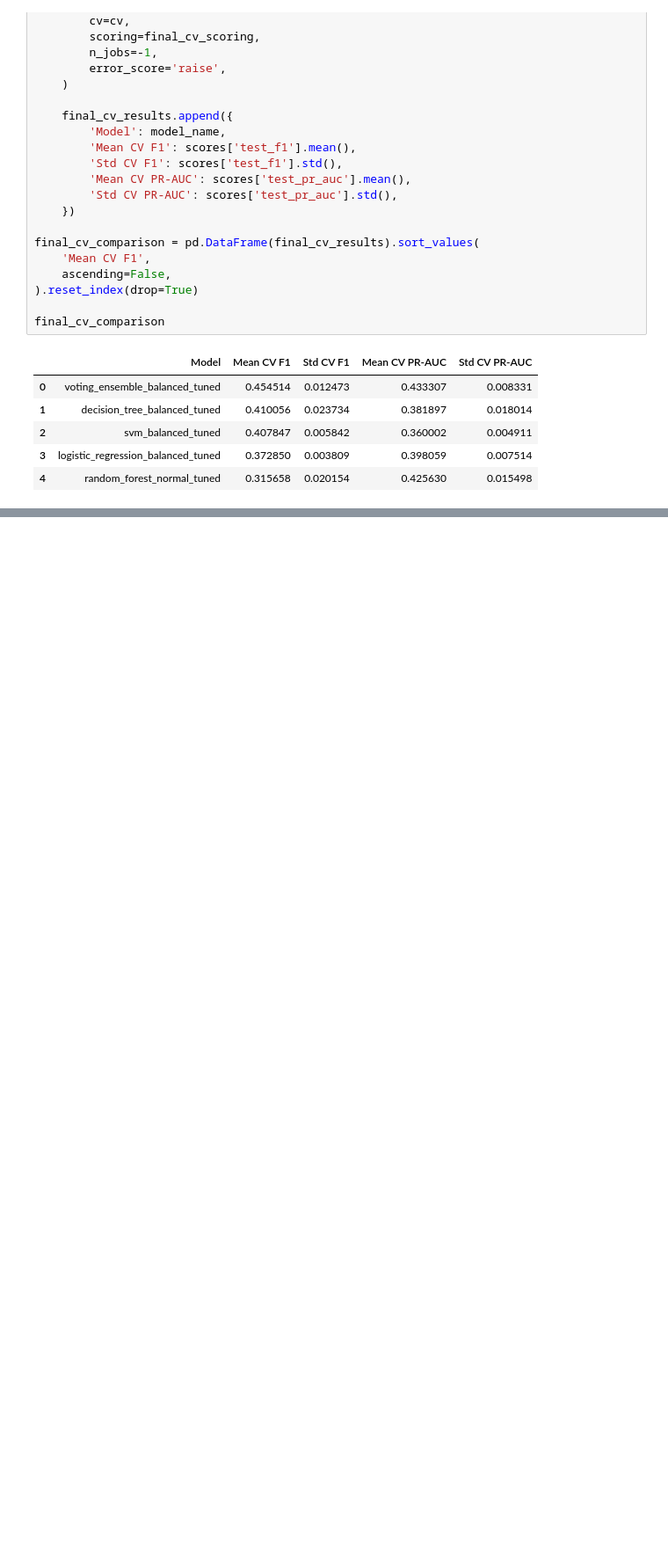
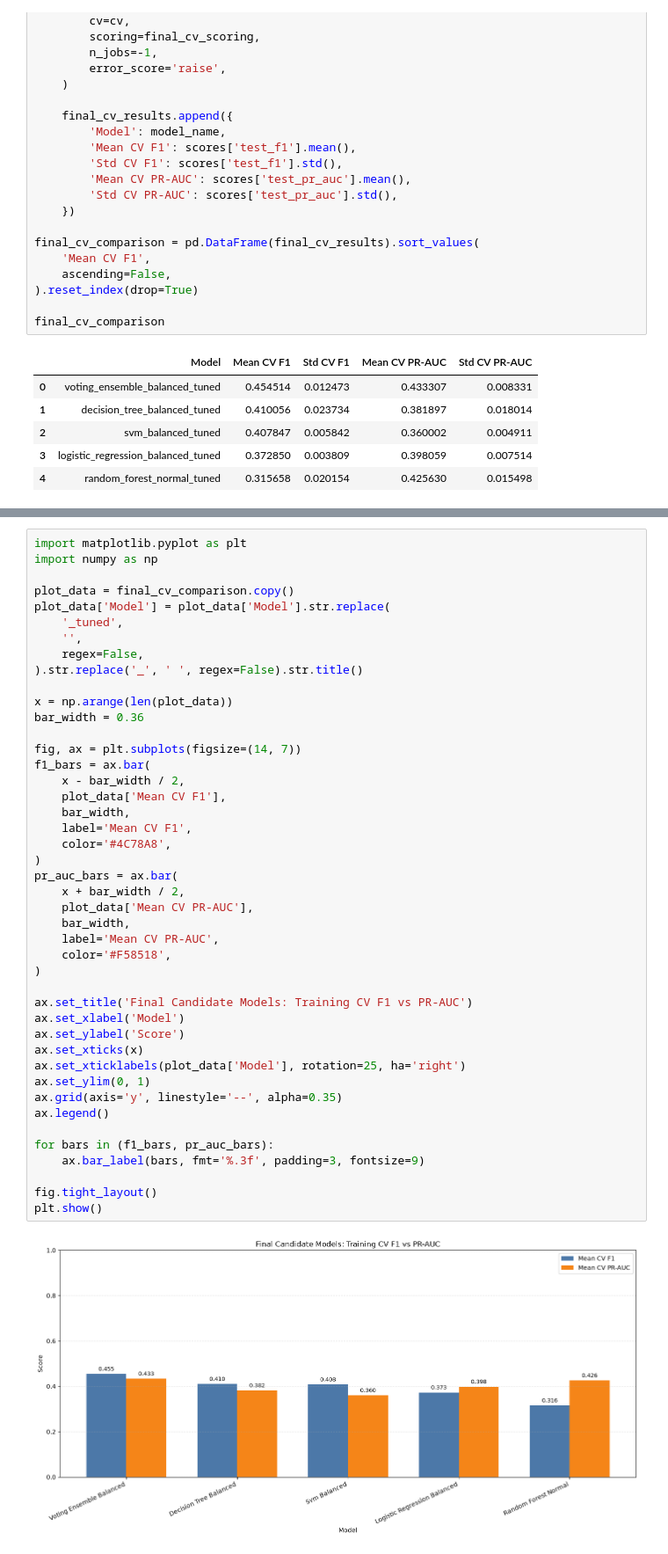
Before and after one commit to ajcoolninja/classical-ml-classification, a Jupyter notebook: notebooks/03_modeling.ipynb, the cells around one changed output, grey strips where cells are left out. Shown at 88% size. Drawn from its saved outputs; the diff is of its cells as text; blank space fills up the shorter version.

```diff
--- a/notebooks/03_modeling.ipynb
+++ b/notebooks/03_modeling.ipynb
@@ -462,0 +544,46 @@ final_cv_comparison
+# %%
+import matplotlib.pyplot as plt
+import numpy as np
+
+plot_data = final_cv_comparison.copy()
+plot_data['Model'] = plot_data['Model'].str.replace(
+    '_tuned',
+    '',
+    regex=False,
+).str.replace('_', ' ', regex=False).str.title()
+
+x = np.arange(len(plot_data))
+bar_width = 0.36
+
+fig, ax = plt.subplots(figsize=(14, 7))
+f1_bars = ax.bar(
+    x - bar_width / 2,
+    plot_data['Mean CV F1'],
+    bar_width,
+    label='Mean CV F1',
+    color='#4C78A8',
+)
+pr_auc_bars = ax.bar(
+    x + bar_width / 2,
+    plot_data['Mean CV PR-AUC'],
+    bar_width,
+    label='Mean CV PR-AUC',
+    color='#F58518',
+)
+
+ax.set_title('Final Candidate Models: Training CV F1 vs PR-AUC')
+ax.set_xlabel('Model')
+ax.set_ylabel('Score')
+ax.set_xticks(x)
+ax.set_xticklabels(plot_data['Model'], rotation=25, ha='right')
+ax.set_ylim(0, 1)
+ax.grid(axis='y', linestyle='--', alpha=0.35)
+ax.legend()
+
+for bars in (f1_bars, pr_auc_bars):
+    ax.bar_label(bars, fmt='%.3f', padding=3, fontsize=9)
+
+fig.tight_layout()
+plt.show()
+# %% [output]
+[figure, added]
```
Also changed, not shown: parts of 8 cells of this notebook, 3 other files.
